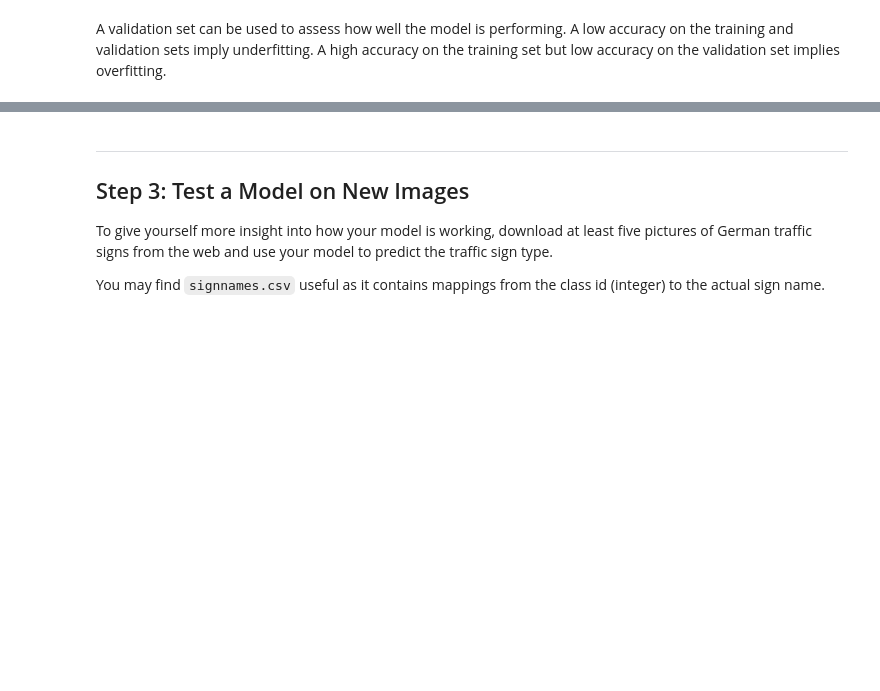
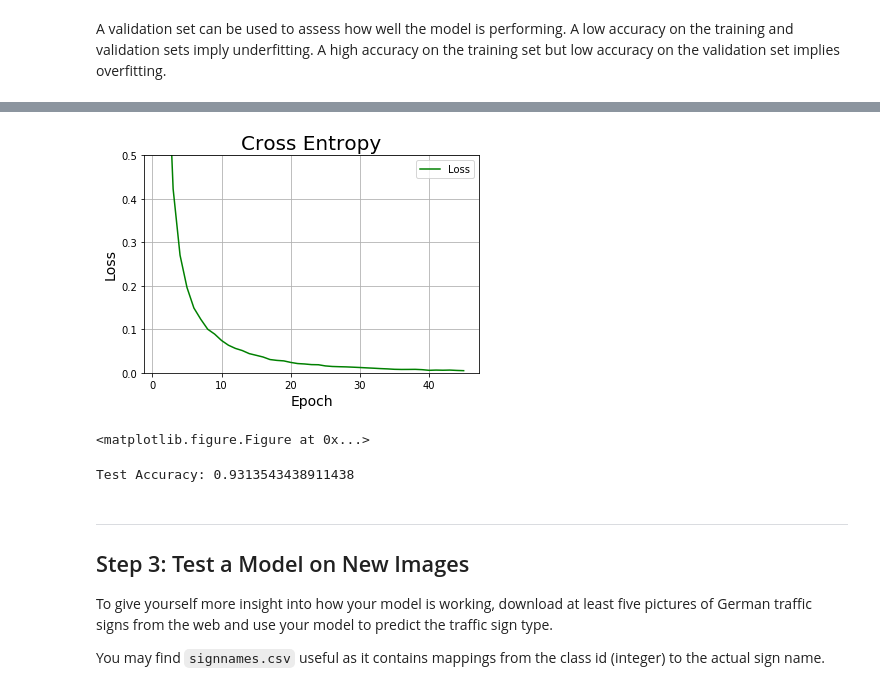
Before and after one commit to bkaewell/self-driving-car, a Jupyter notebook: P2-traffic-sign-classifier/Traffic_Sign_Classifier.ipynb, the cells around one changed output, grey strips where cells are left out. Cells and saved outputs as stored; diff of their text form; code cells hidden in the pictures; blank space fills up the shorter version.

```diff
--- a/P2-traffic-sign-classifier/Traffic_Sign_Classifier.ipynb
+++ b/P2-traffic-sign-classifier/Traffic_Sign_Classifier.ipynb
@@ -395,27 +392,33 @@ plt.show()
 # %%
 # Plot Model Loss:
 x1 = np.linspace(1, EPOCHS, EPOCHS)
 y1 = np.array(avg_loss_list)
 plt.plot(x1, y1, 'g-', label='Loss')
 plt.xlabel('Epoch', fontsize=14)
 plt.ylabel('Loss', fontsize=14)
-plt.ylim(ymax=0.2)
+plt.ylim(ymax=0.5)
 plt.ylim(ymin=0)
 plt.title('Cross Entropy', fontsize=20)
 plt.legend(loc='upper right')
 plt.grid(True)
 plt.show()
 plt.savefig('output/traffic_sign_cross_entropy.jpg', dpi=100, bbox_inches='tight')
+# %% [output]
+[figure, added]
+<matplotlib.figure.Figure at 0x...>
 # %%
 # Run the model on the test data:
 with tf.Session() as sess:
-    sess.run(init)
-    saver.restore(sess, './lenet')
+    sess.run(tf.global_variables_initializer())
+    saver = tf.train.import_meta_graph('./lenet_golden.meta')
+    saver.restore(sess, "./lenet_golden")
     # Calculate accuracy for test dataset
     test_accuracy = sess.run(
         accuracy_operation,
         feed_dict={x: X_test, y: y_test, keep_prob : 1.0})
 print('Test Accuracy: {}'.format(test_accuracy))
+# %% [output]
+Test Accuracy: 0.9313543438911438
 # %% [markdown]
 ---
 
```
Also changed, not shown: parts of 14 cells of this notebook, 5 other files.
